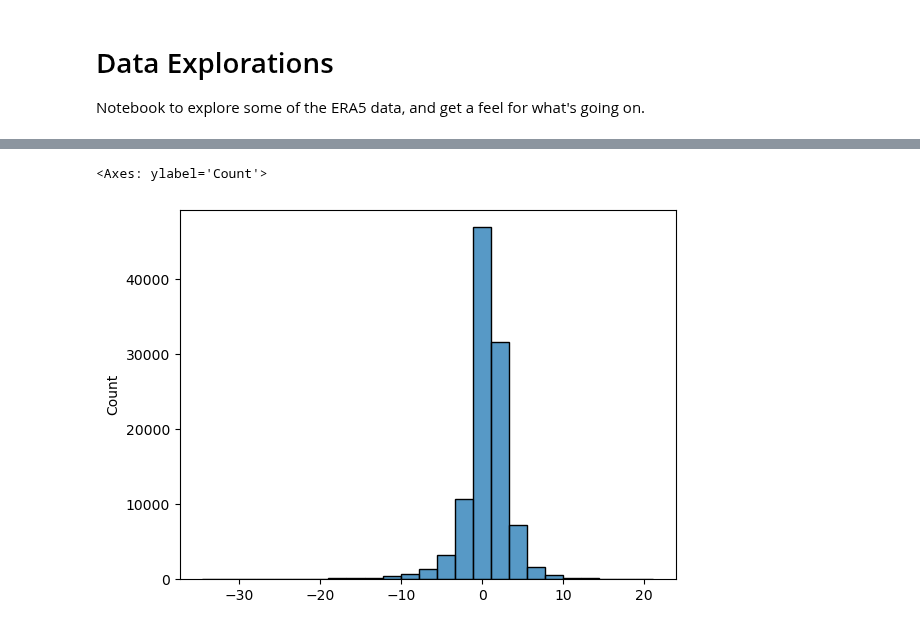
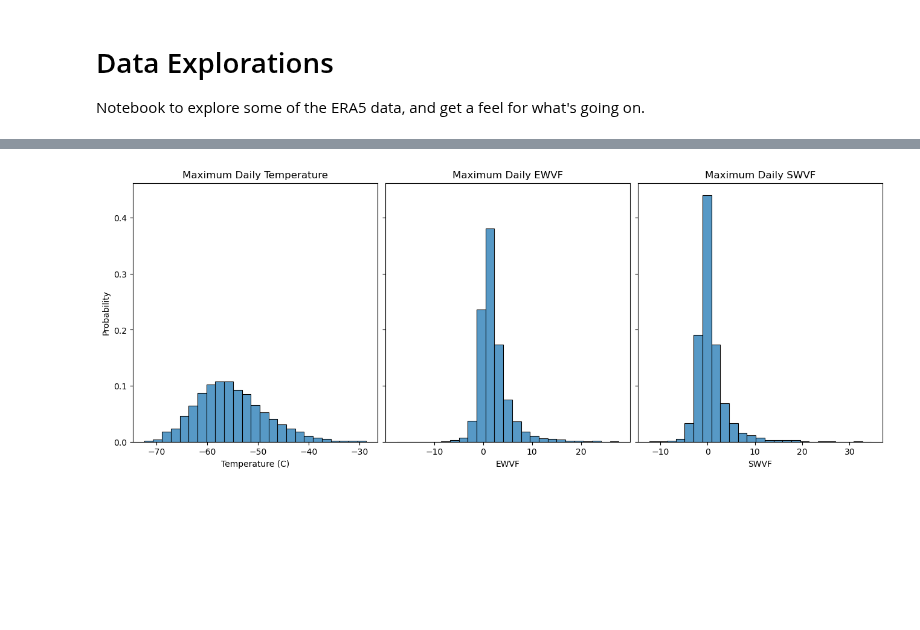
Before and after one commit to jbbutler/extreme_antarctic_ARs, a Jupyter notebook: notebooks/data_explorations.ipynb, the cells around one changed output, grey strips where cells are left out. Cells and saved outputs as stored; diff of their text form; code cells hidden in the pictures; blank space fills up the shorter version.

```diff
--- a/notebooks/data_explorations.ipynb
+++ b/notebooks/data_explorations.ipynb
@@ -15,5 +16,9 @@ nwvf_dat = xr.load_dataset('~/extreme_antarctic_ARs/data/concordia_n_wvf.nc')
 tot_dat = xr.merge([temp_dat, ewvf_dat, nwvf_dat])
 tot_dat = tot_dat.rename_vars({'t2m':'temp2m', 'p71.162':'ewvf', 'p72.162':'nwvf'})
 tot_dat['temp2m'] = tot_dat['temp2m'] - 273.15
+tot_dat['nwvf'] = tot_dat['nwvf']*(-1)
+tot_dat = tot_dat.rename_vars({'nwvf':'swvf'})
 # %%
 one_cell = tot_dat.sel(longitude=123.0, latitude=-75.0)
+daily_maxima = one_cell.groupby('time.date').max()
+daily_maxima['date'] = pd.DatetimeIndex(daily_maxima.date)
@@ -30,5 +25,13 @@ sns.histplot(data=one_cell.ewvf, bins = 25)
-# %%
-sns.histplot(data=one_cell.nwvf, bins = 25)
-# %% [output]
-<Axes: ylabel='Count'>
-[figure, removed]
+# %%
+fig, axs = plt.subplots(nrows=1, ncols=3, layout='constrained', figsize=(13,5), sharey=True)
+sns.histplot(data=daily_maxima.temp2m, bins = 25, ax=axs[0], stat='probability')
+axs[0].set_title('Maximum Daily Temperature')
+axs[0].set_xlabel('Temperature (C)')
+sns.histplot(data=daily_maxima.ewvf, bins = 25, ax=axs[1], stat='probability')
+axs[1].set_title('Maximum Daily EWVF')
+axs[1].set_xlabel('EWVF')
+sns.histplot(data=daily_maxima.swvf, bins = 25, ax=axs[2], stat='probability')
+axs[2].set_title('Maximum Daily SWVF')
+axs[2].set_xlabel('SWVF');
+# %% [output]
+[figure, added]
```
Also changed, not shown: parts of 6 cells of this notebook, 2 other files.
